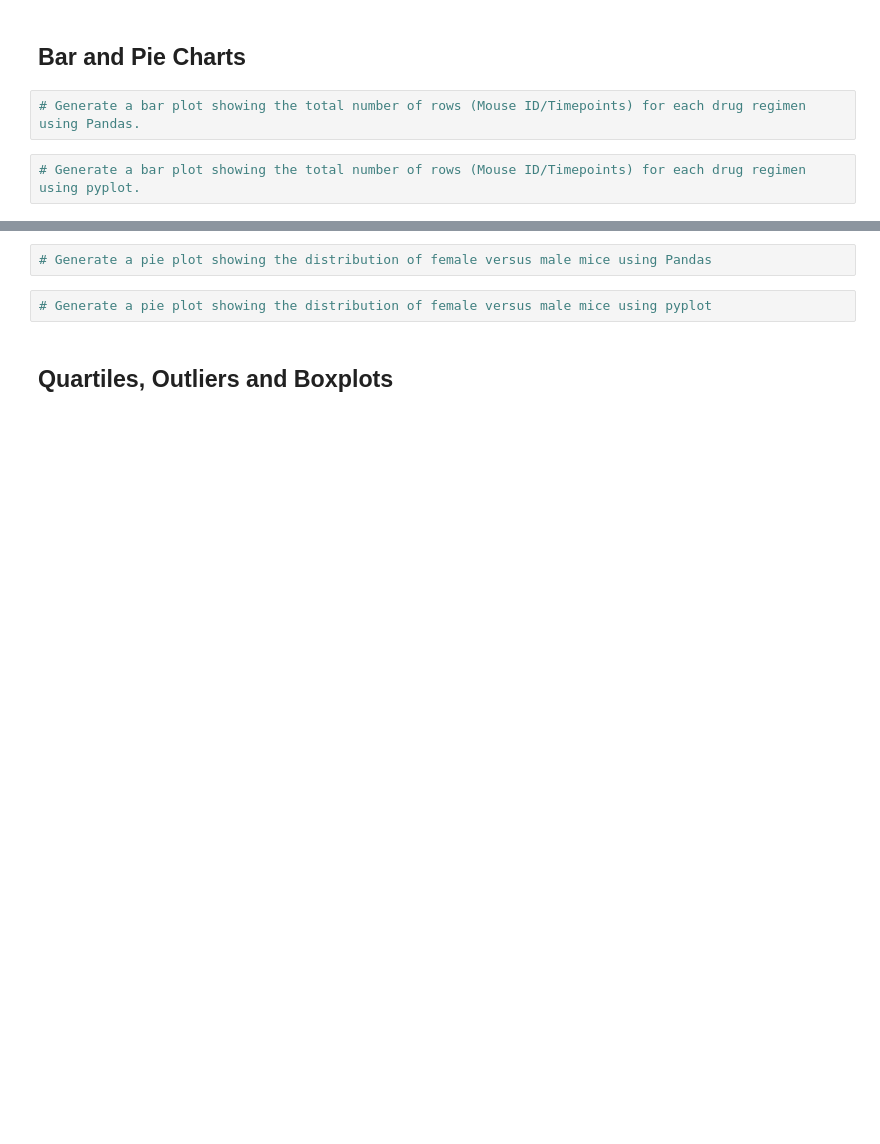
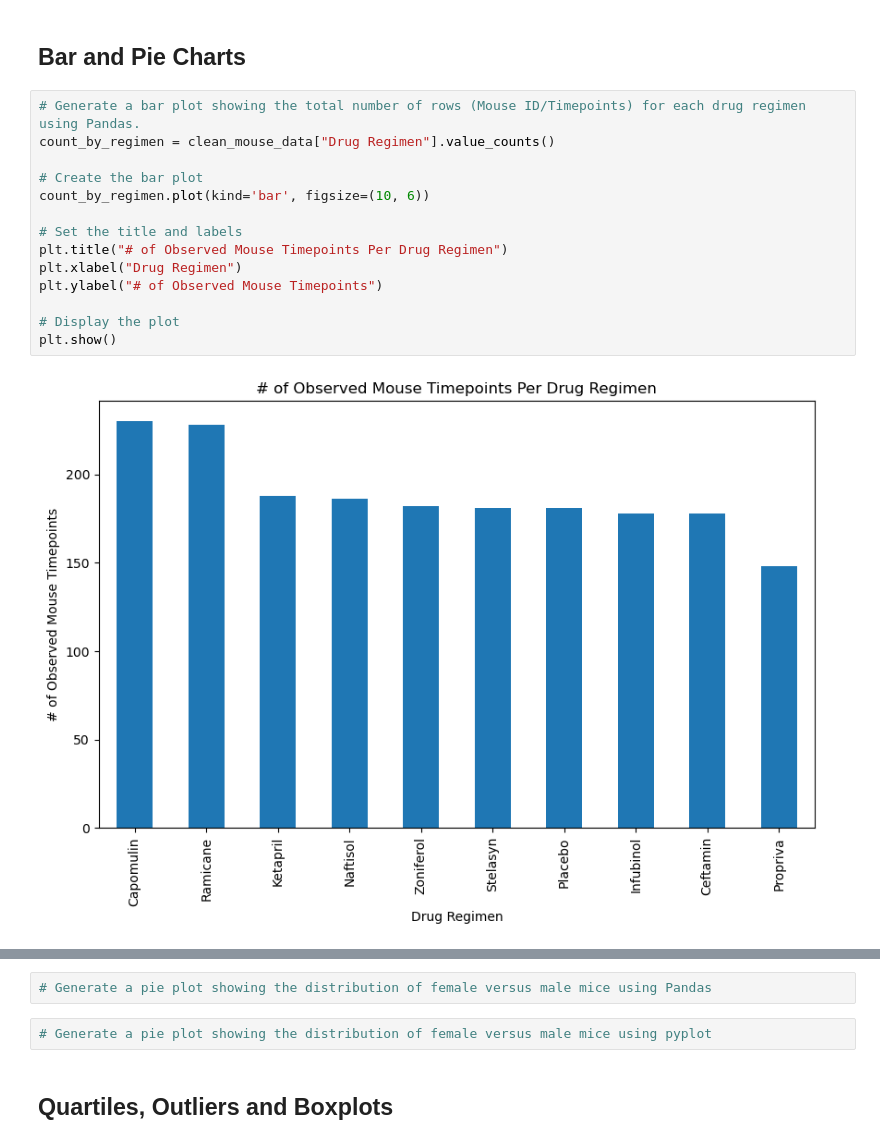
Before and after one commit to rkb81/Matplotlib-Challenge, a Jupyter notebook: pymaceuticals.ipynb, the cells around one changed output, grey strips where cells are left out. Cells and saved outputs as stored; diff of their text form; blank space fills up the shorter version.

```diff
--- a/pymaceuticals.ipynb
+++ b/pymaceuticals.ipynb
@@ -96,5 +134,17 @@ len(clean_mouse_data['Mouse ID'].unique())
 ## Bar and Pie Charts
 # %%
 # Generate a bar plot showing the total number of rows (Mouse ID/Timepoints) for each drug regimen using Pandas.
+count_by_regimen = clean_mouse_data["Drug Regimen"].value_counts()
+
+# Create the bar plot
+count_by_regimen.plot(kind='bar', figsize=(10, 6))
+
+# Set the title and labels
+plt.title("# of Observed Mouse Timepoints Per Drug Regimen")
+plt.xlabel("Drug Regimen")
+plt.ylabel("# of Observed Mouse Timepoints")
+
+# Display the plot
+plt.show()
+# %% [output]
+[figure, added]
-# %%
-# Generate a bar plot showing the total number of rows (Mouse ID/Timepoints) for each drug regimen using pyplot.
```
Also changed, not shown: parts of 3 cells of this notebook.
